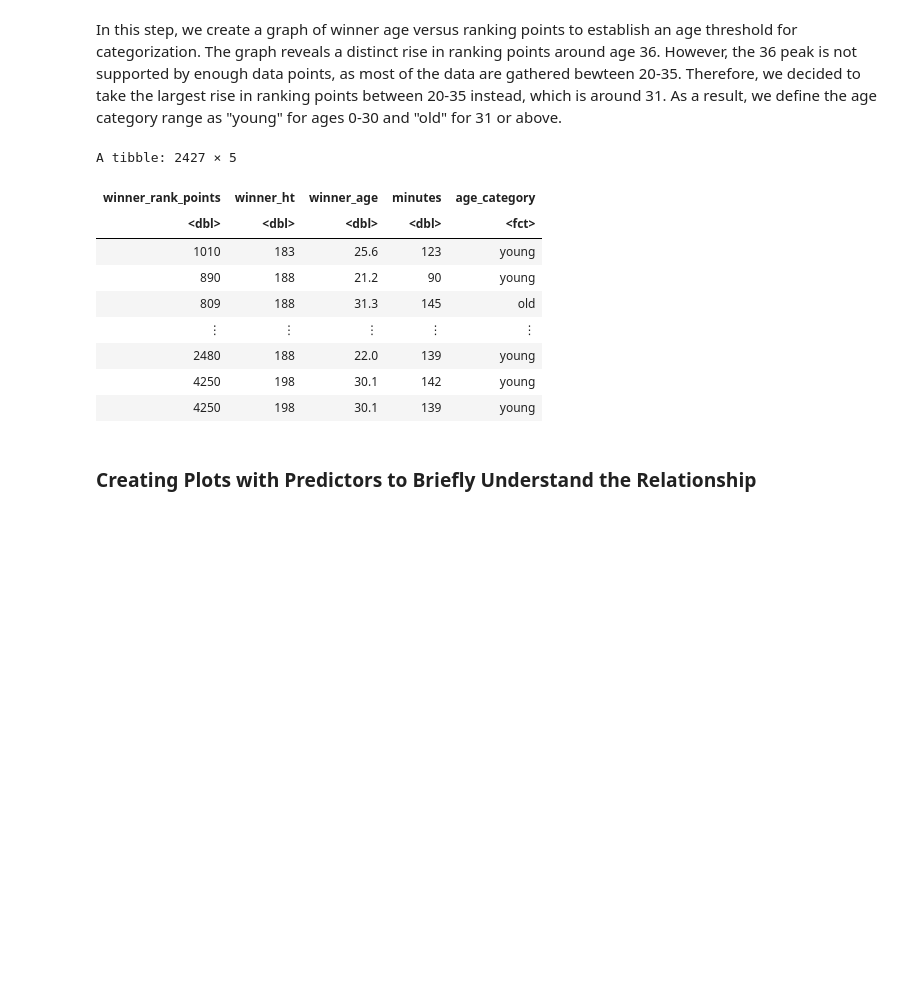
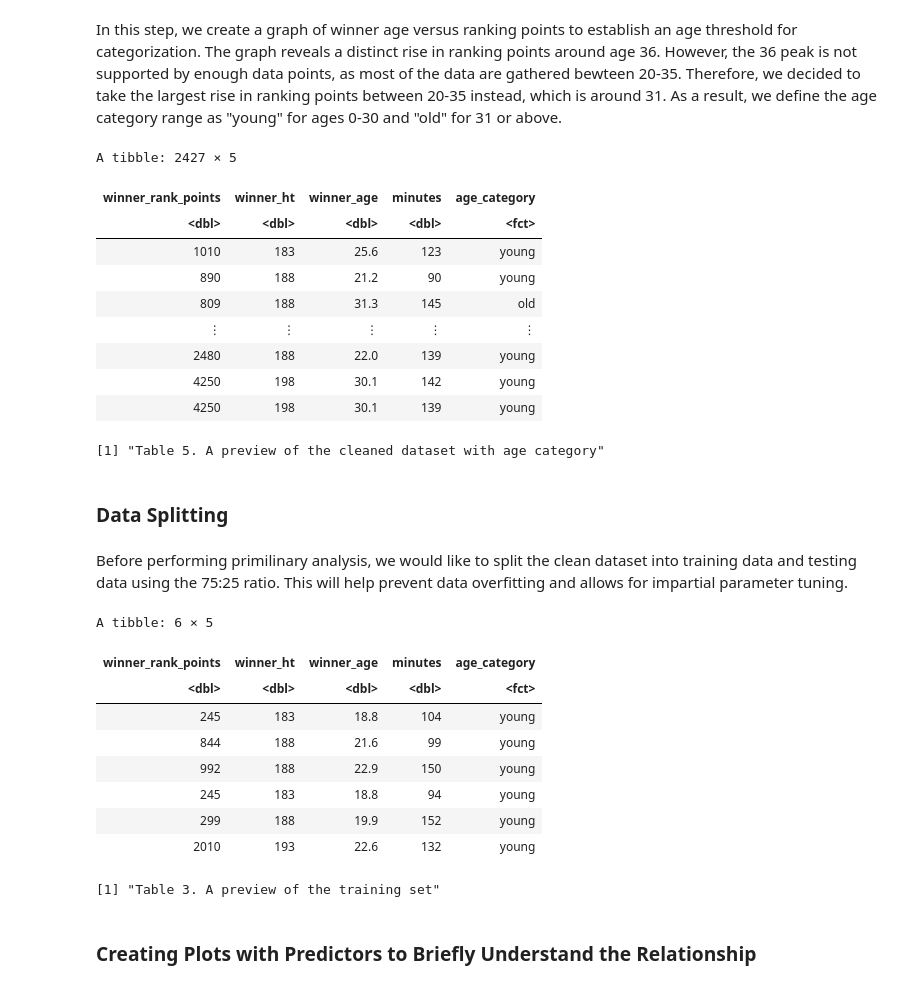
Before and after one commit to lillian6666666/deci_100_group_project_18, a Jupyter notebook: project.ipynb, the cells around one changed output. Drawn from its saved outputs; the diff is of its cells as text; code cells hidden in the pictures; blank space fills up the shorter version.

Commit message:
updated training dataset
added set.seed, changed the age cutoff, added dataset splitting

```diff
--- a/project.ipynb
+++ b/project.ipynb
@@ -123,6 +123,7 @@ stats_with_category <- player_stats_with_predictor |>
                        mutate(age_category = ifelse(winner_age < 31, "young", "old"))|>
                        mutate(age_category = factor(age_category, levels=c("young","old")))
 stats_with_category
+print("Table 5. A preview of the cleaned dataset with age category")
 # %% [output]
 A tibble: 2427 × 5
 | winner_rank_points | winner_ht | winner_age | minutes | age_category |
@@ -134,6 +135,31 @@ A tibble: 2427 × 5
 | 2480 | 188 | 22.0 | 139 | young |
 | 4250 | 198 | 30.1 | 142 | young |
 | 4250 | 198 | 30.1 | 139 | young |
+[1] "Table 5. A preview of the cleaned dataset with age category"
+# %% [markdown]
+### Data Splitting
+# %% [markdown]
+Before performing primilinary analysis, we would like to split the clean dataset into training data and testing data using the 75:25 ratio. This will help prevent data overfitting and allows for impartial parameter tuning.
+# %%
+set.seed(99)
+
+player_split <- initial_split(stats_with_category, prop=0.75, strata=winner_age)
+player_training <- training(player_split)
+player_testing <- testing(player_split)
+
+head(player_training)
+print("Table 3. A preview of the training set")
+# %% [output]
+A tibble: 6 × 5
+| winner_rank_points | winner_ht | winner_age | minutes | age_category |
+| <dbl> | <dbl> | <dbl> | <dbl> | <fct> |
+| 245 | 183 | 18.8 | 104 | young |
+| 844 | 188 | 21.6 | 99 | young |
+| 992 | 188 | 22.9 | 150 | young |
+| 245 | 183 | 18.8 | 94 | young |
+| 299 | 188 | 19.9 | 152 | young |
+| 2010 | 193 | 22.6 | 132 | young |
+[1] "Table 3. A preview of the training set"
 # %% [markdown]
 ### Creating Plots with Predictors to Briefly Understand the Relationship
 # %%
```
Also changed, not shown: parts of 5 cells of this notebook.
